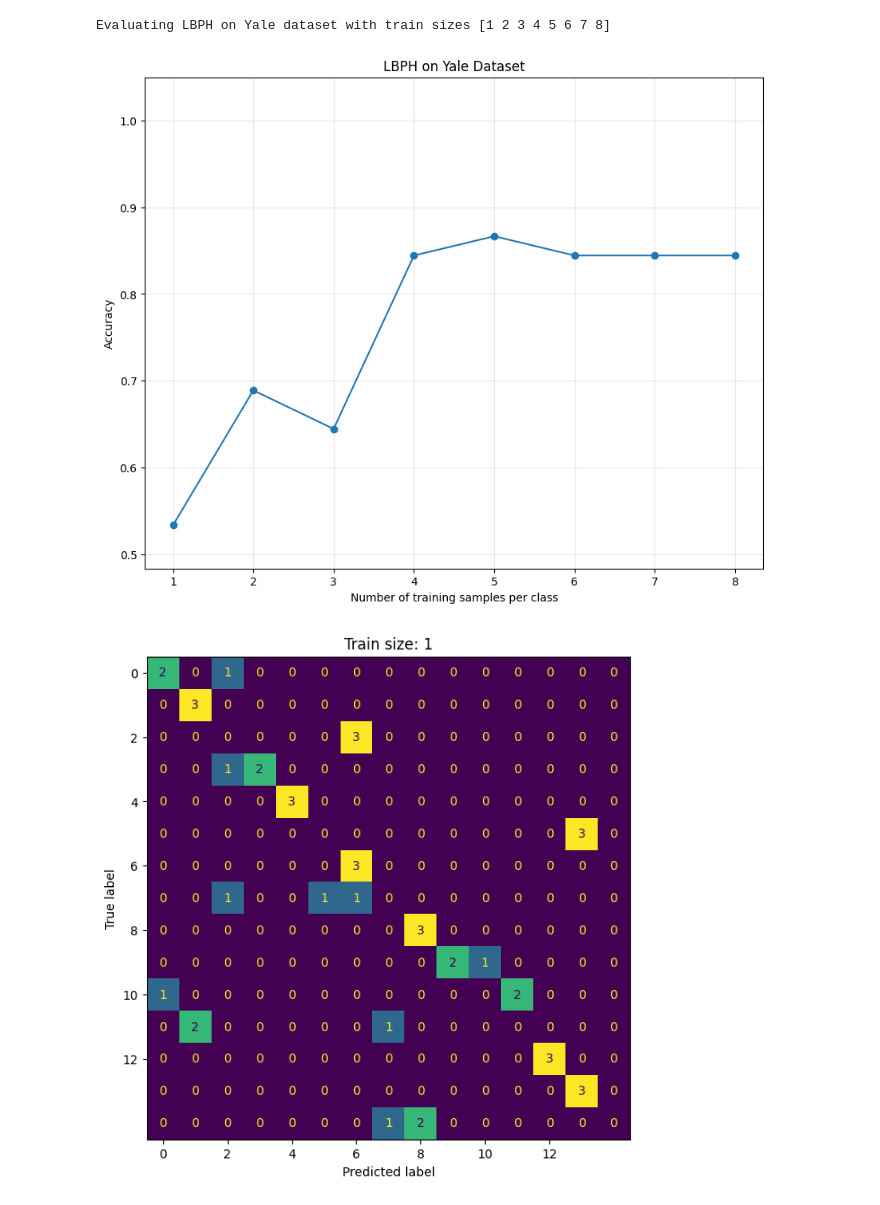
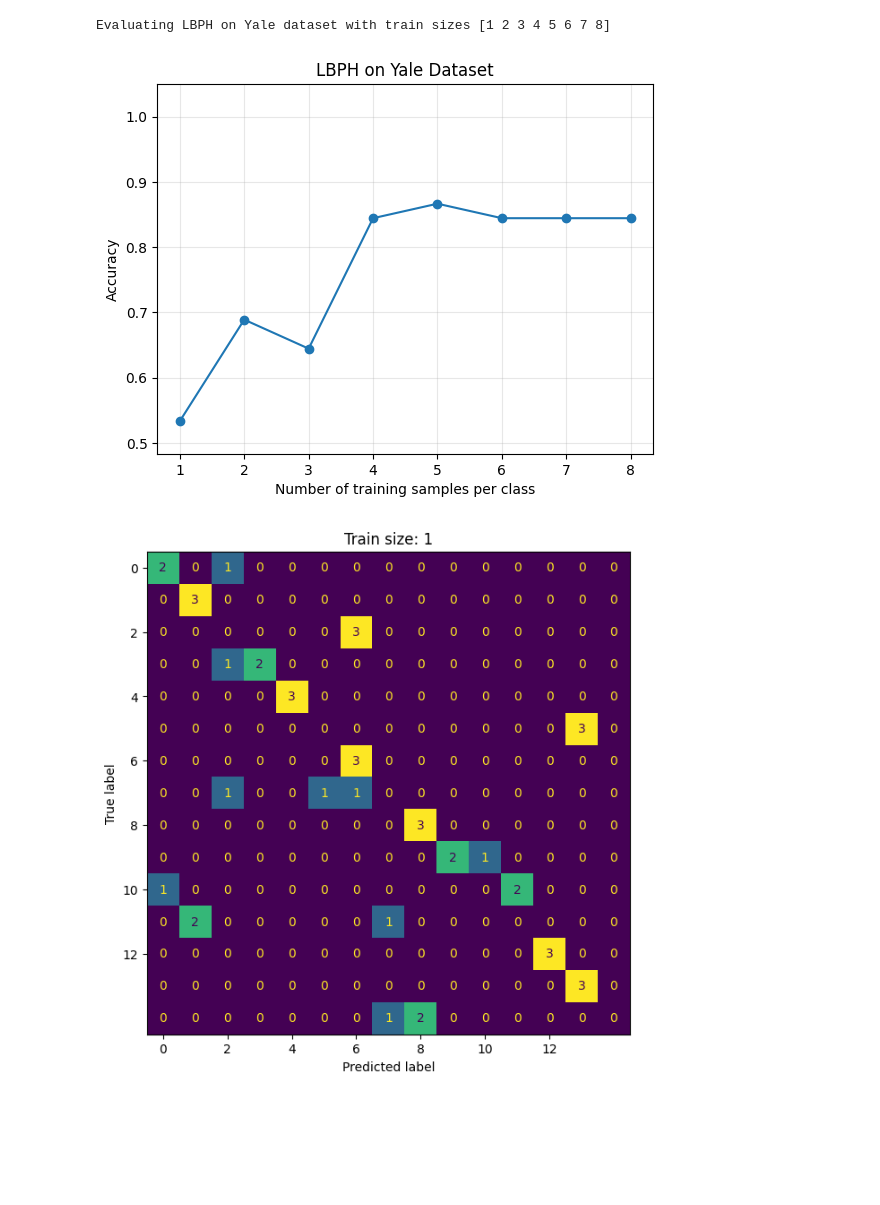
Before and after one commit to JeanJNMV/MDS-VIC_Face_Recognition, a Jupyter notebook: notebooks/J_00_experiments.ipynb, the cells around one changed output. Saved outputs shown, nothing was run; the diff lists cells and outputs as text; code cells hidden in the pictures; blank space fills up the shorter version.

```diff
--- a/notebooks/J_00_experiments.ipynb
+++ b/notebooks/J_00_experiments.ipynb
@@ -125,17 +124,17 @@ accuracy_scores, conf_matrices = get_metrics_vs_train_size(
 # %% [output]
 Evaluating LBPH on Yale dataset with train sizes [1 2 3 4 5 6 7 8]
 # %%
-fig = plt.figure(figsize=(10, 8))
+fig = plt.figure()
 plt.plot(train_sizes, accuracy_scores.values(), marker="o")
 plt.title("LBPH on Yale Dataset")
 plt.xlabel("Number of training samples per class")
 plt.ylabel("Accuracy")
 plt.xticks(train_sizes)
 plt.grid(True, alpha=0.3)
 plt.ylim(min(accuracy_scores.values()) - 0.05, 1.05)
 plt.show()
 # %% [output]
-[figure, old version]
+[figure, new version]
 # %%
 sizes_to_plot = [1, 8]
 
```
Also changed, not shown: parts of 4 cells of this notebook, 2 other files.
